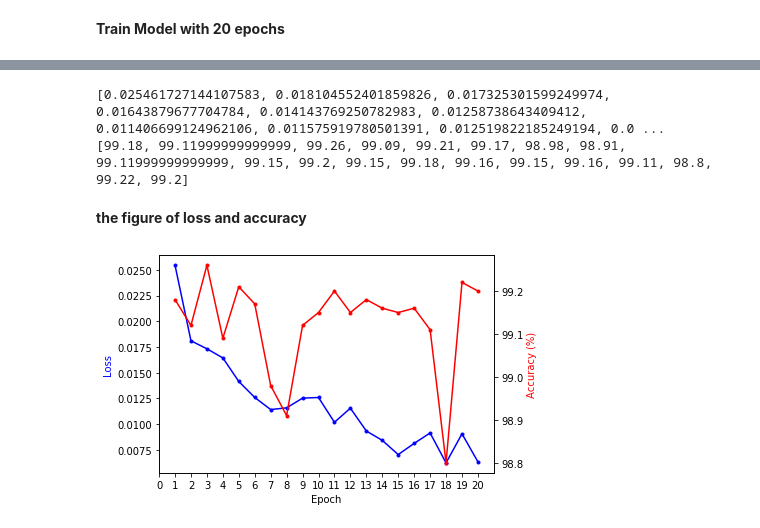
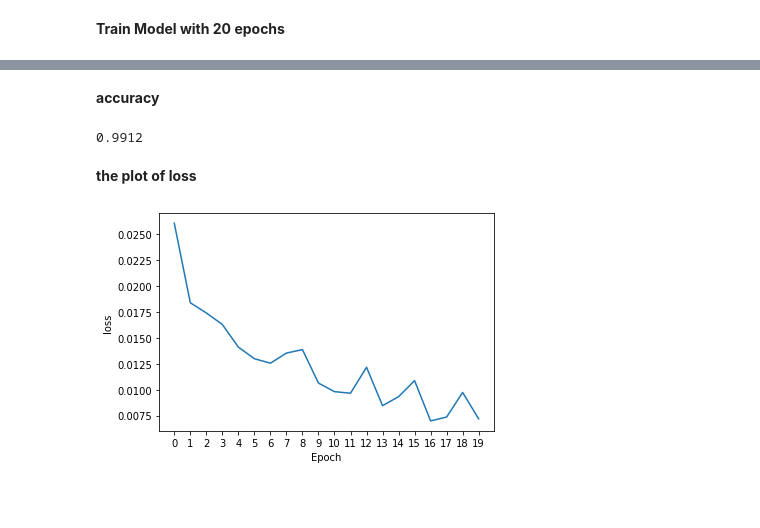
Before and after one commit to zonghui0228/coursera-learning, a Jupyter notebook: IBM AI Engineering Professional Certificate/AI Capstone Project with Deep Learning/Pre-trained models with Resnet-18 Review PyTorch.ipynb, the cells around one changed output, grey strips where cells are left out. Cells and saved outputs as stored; diff of their text form; code cells hidden in the pictures; blank space fills up the shorter version.

```diff
--- a/IBM AI Engineering Professional Certificate/AI Capstone Project with Deep Learning/Pre-trained models with Resnet-18 Review PyTorch.ipynb
+++ b/IBM AI Engineering Professional Certificate/AI Capstone Project with Deep Learning/Pre-trained models with Resnet-18 Review PyTorch.ipynb
@@ -219,8 +226,0 @@ def test():
-# %%
-loss_list = []
-accuracy_list = []
-for epoch in range(20):
-    loss = train(epoch)
-    accuracy = test()
-    loss_list.append(loss)
-    accuracy_list.append(accuracy)
@@ -245,28 +227,17 @@ Accuracy on test set: 99.2 % (9920 / 10000)
-# %%
-print(loss_list)
-print(accuracy_list)
-# %% [output]
-[0.025461727144107583, 0.018104552401859826, 0.017325301599249974, 0.01643879677704784, 0.014143769250782983, 0.01258738643409412, 0.011406699124962106, 0.011575919780501391, 0.012519822185249194, 0.0 ...
-[99.18, 99.11999999999999, 99.26, 99.09, 99.21, 99.17, 98.98, 98.91, 99.11999999999999, 99.15, 99.2, 99.15, 99.18, 99.16, 99.15, 99.16, 99.11, 98.8, 99.22, 99.2]
+# %% [markdown]
+**accuracy**
+# %%
+print(accuracy)
+# %% [output]
+0.9912
 # %% [markdown]
-**the figure of loss and accuracy**
+**the plot of loss**
-# %%
-x = list(range(1, 21))
-
-fig,left_axis=plt.subplots()
-right_axis = left_axis.twinx()
-
-p1 = left_axis.plot(x, loss_list, 'b.-')
-p2 = right_axis.plot(x, accuracy_list, 'r.-')
-
-left_axis.set_xlim(0, 21)
-left_axis.set_xticks(range(0,21,1))
-
-left_axis.set_xlabel('Epoch')
-left_axis.set_ylabel('Loss', color='b')
-right_axis.set_ylabel('Accuracy (%)', color='r')
-
-plt.show()
-# %% [output]
-[figure, removed]
+# %%
+plt.plot(loss_list)
+plt.xticks(range(20))
+plt.xlabel("Epoch")
+plt.ylabel("loss")
+plt.show()
+# %% [output]
+[figure, added]
 # %% [markdown]
```
Also changed, not shown: parts of 10 cells of this notebook.
